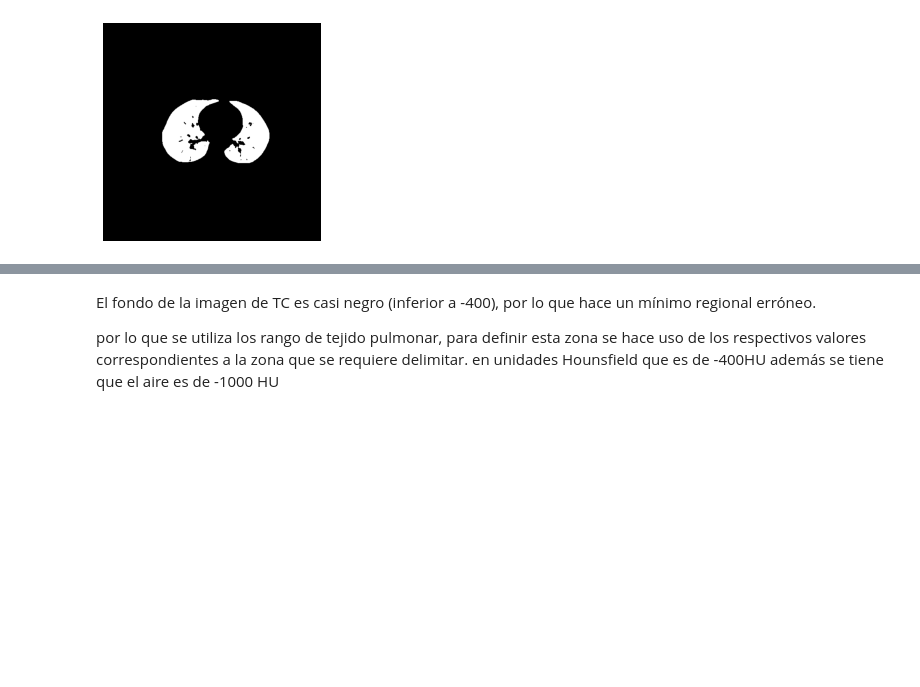
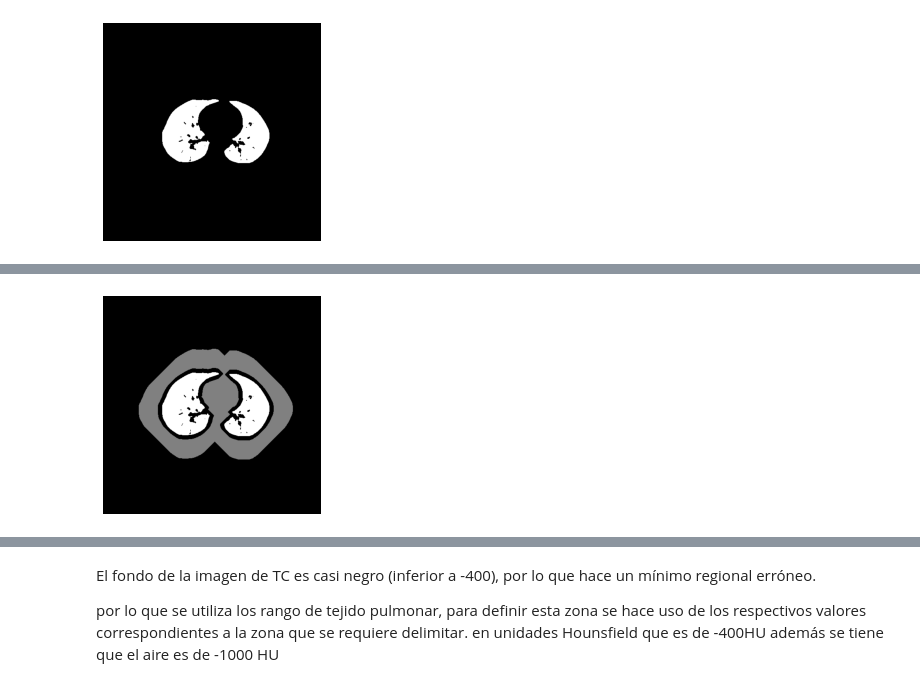
Before and after one commit to jennifer95/visualizacion-segmentacion-pulmonar-DICOM-python, a Jupyter notebook: Segmentación de tejido pulmonar.ipynb, the cells around one changed output, grey strips where cells are left out. Cells and saved outputs as stored; diff of their text form; code cells hidden in the pictures; blank space fills up the shorter version.

```diff
--- a/Segmentación de tejido pulmonar.ipynb
+++ b/Segmentación de tejido pulmonar.ipynb
@@ -303,0 +312,10 @@ plt.show()
+# %%
+#Creation of the Watershed Marker matrix
+marker_watershed = np.zeros((512, 512), dtype=int)
+marker_watershed += marker_internal * 255
+marker_watershed += marker_external * 128
+plt.imshow(marker_watershed, cmap='gray')
+plt.axis('off')
+plt.show()
+# %% [output]
+[figure, added]
```
Also changed, not shown: parts of 37 cells of this notebook.
